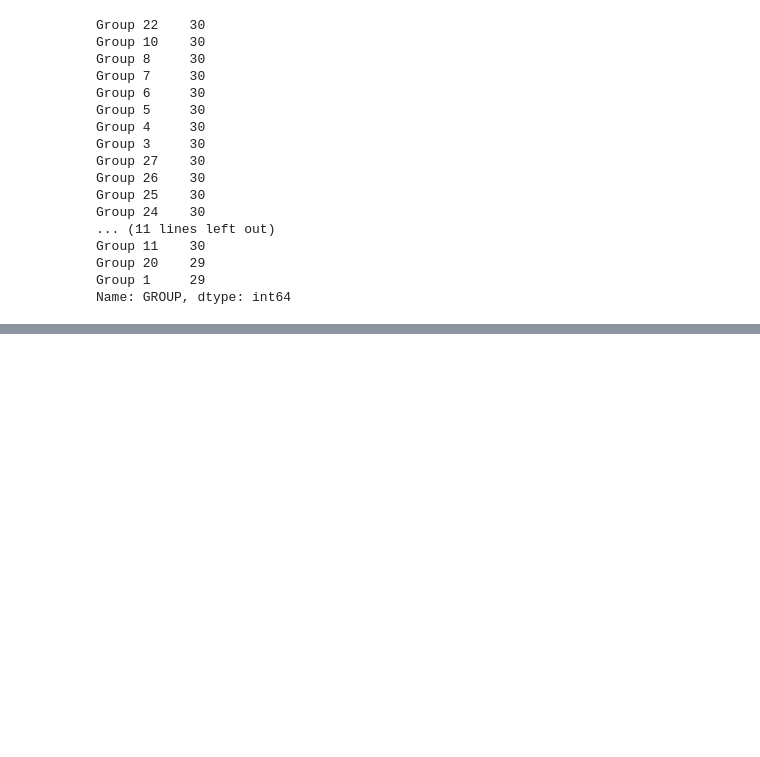
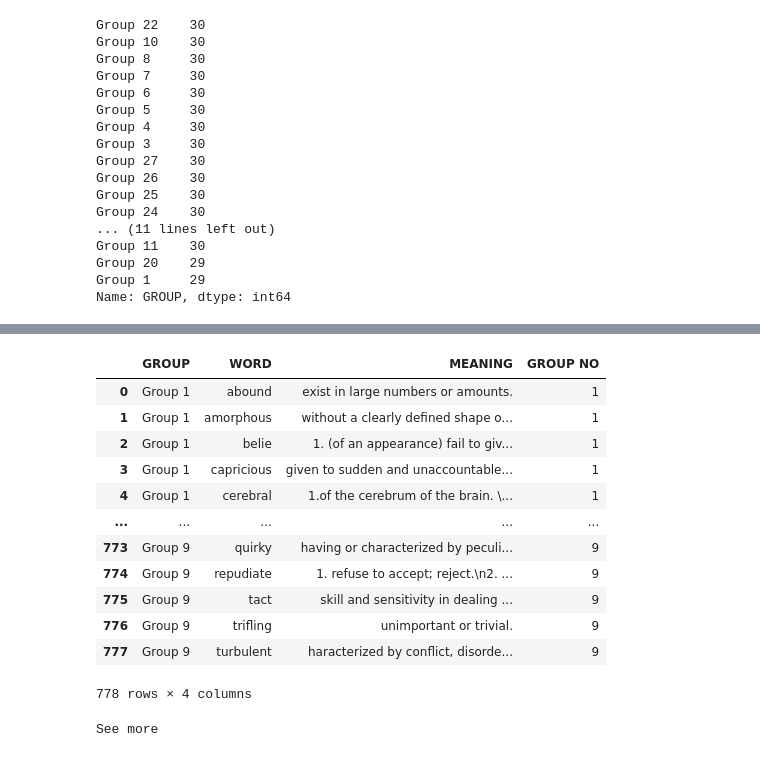
Before and after one commit to vishugp/GRE_Vocab_Scraper, a Jupyter notebook: Vocab_Meaning_Scraper.ipynb, the cells around one changed output, grey strips where cells are left out. Saved outputs shown, nothing was run; the diff lists cells and outputs as text; code cells hidden in the pictures; blank space fills up the shorter version.

Commit message:
Added Web Scraper

```diff
--- a/Vocab_Meaning_Scraper.ipynb
+++ b/Vocab_Meaning_Scraper.ipynb
@@ -105,0 +69,16 @@ Successfully installed cssselect-1.2.0 pdfminer.six-20221105 pdfquery-0.4.3 pyqu
+# %%
+df_words2
+# %% [output]
+|  | GROUP | WORD | MEANING | GROUP NO |
+| 0 | Group 1 | abound | exist in large numbers or amounts. | 1 |
+| 1 | Group 1 | amorphous | without a clearly defined shape o... | 1 |
+| 2 | Group 1 | belie | 1. (of an appearance) fail to giv... | 1 |
+| 3 | Group 1 | capricious | given to sudden and unaccountable... | 1 |
+| 4 | Group 1 | cerebral | 1.of the cerebrum of the brain. \... | 1 |
+| ... | ... | ... | ... | ... |
+| 773 | Group 9 | quirky | having or characterized by peculi... | 9 |
+| 774 | Group 9 | repudiate | 1. refuse to accept; reject.\n2. ... | 9 |
+| 775 | Group 9 | tact | skill and sensitivity in dealing ... | 9 |
+| 776 | Group 9 | trifling | unimportant or trivial. | 9 |
+| 777 | Group 9 | turbulent | haracterized by conflict, disorde... | 9 |
+778 rows × 4 columns
@@ -105,0 +120,16 @@ Successfully installed cssselect-1.2.0 pdfminer.six-20221105 pdfquery-0.4.3 pyqu
+# %%
+driver = webdriver.Chrome(r"C:/Users/70049282/VIA/GRE_Vocab_Scraper/chromedriver.exe")
+url = r"https://quizlet.com/in/608598734/all-900-words-gregmat-group-1-to-30-flash-cards/"
+driver.get(url)
+
+for button in driver.find_elements_by_tag_name("button"):
+    button_text = button.text
+    if button.text.strip().title() == 'See More':
+        print(button.text)
+        button.click()
+        break
+
+text = driver.find_element_by_tag_name('body').text
+driver.close()
+# %% [output]
+See more
```
Also changed, not shown: parts of 15 cells of this notebook, 9 other files.
